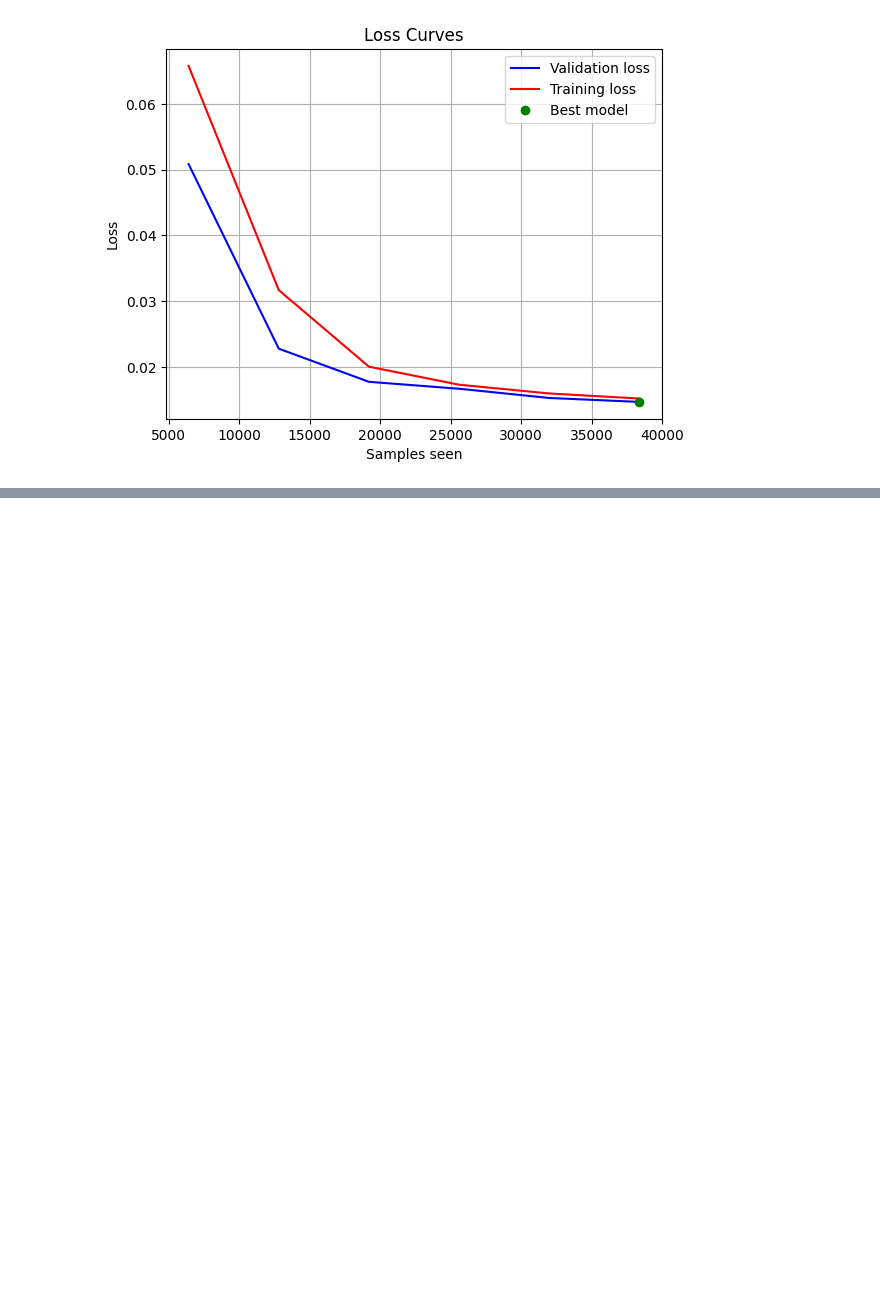
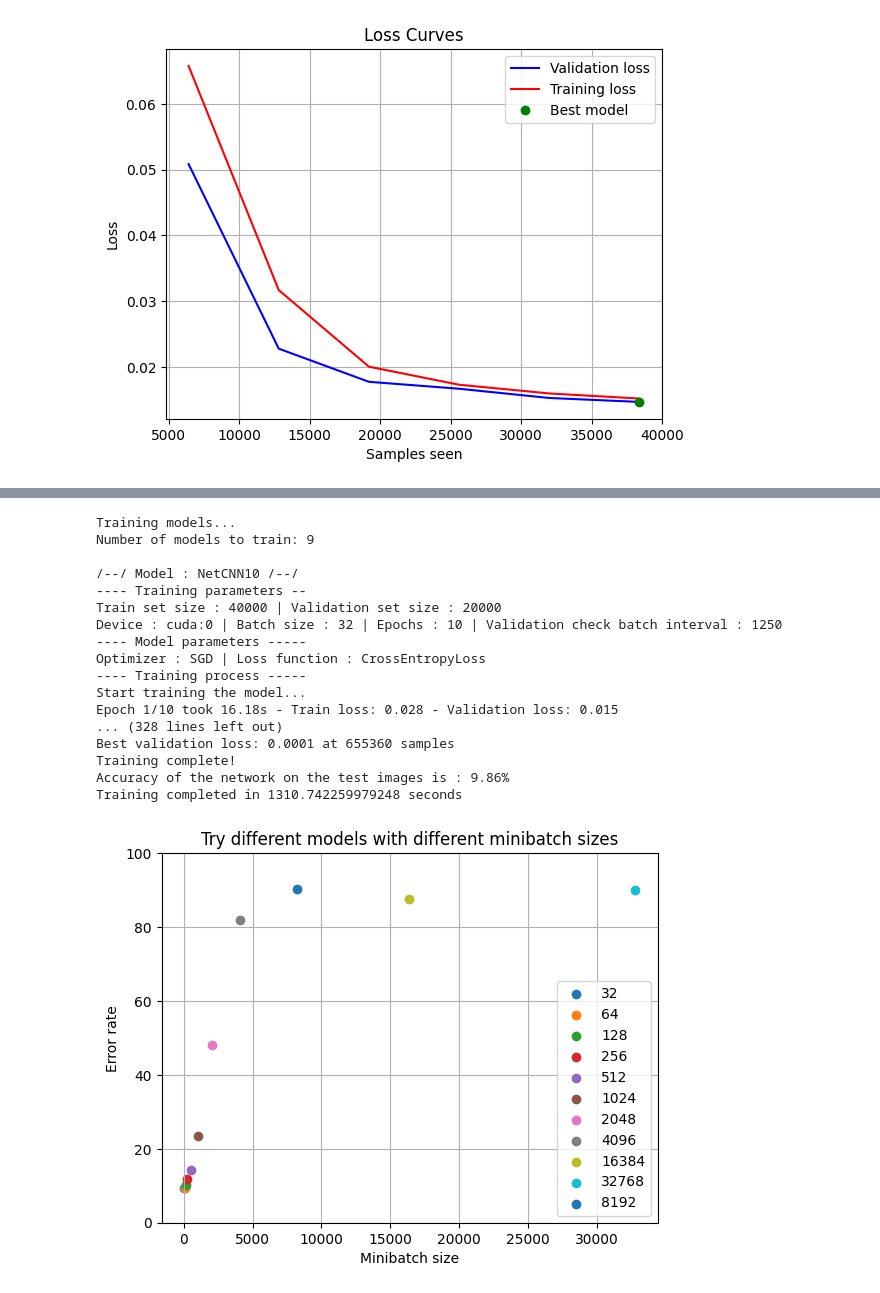
Before and after one commit to EtherNeil/Advanced-Neural-Networks, a Jupyter notebook: Train_CNN.ipynb, the cells around one changed output, grey strips where cells are left out. Saved outputs shown, nothing was run; the diff lists cells and outputs as text; code cells hidden in the pictures; blank space fills up the shorter version.

Commit message:
Test on minibatchsize

```diff
--- a/Train_CNN.ipynb
+++ b/Train_CNN.ipynb
@@ -513,0 +518,57 @@ Accuracy of the network on the test images is : 90.14%
+# %%
+import matplotlib.pyplot as plt
+import time
+
+minibatchsize_list = [32, 64, 128, 256, 512, 1024, 2048, 4096, 8192, 16384, 32768]
+results = []
+
+# Loop over the models and train them
+print("Training models...")
+print("Number of models to train:", len(class_list))
+start = time.time()
+for minibatchsize in minibatchsize_list:
+    model = NetCNN10()
+    print(f"\n/--/ Model : {model.__class__.__name__} /--/")
+    best_model, _, _, _, _, _ = train_model(model,
+        minibatchsize=minibatchsize,
+        trainset_size=40000,
+        validation_size=20000,
+        num_epochs=10,
+        val_check_batch_interval=int(40000 / minibatchsize),
+        criterion=nn.CrossEntropyLoss(),
+        optimizer_fn=lambda params: optim.SGD(params, lr=0.001, momentum=0.9)
+    )
+    accuracy = evaluate_model(best_model, minibatchsize=minibatchsize)
+    results.append((minibatchsize, 100 - accuracy))
+print("Training completed in", time.time() - start, "seconds")
+
+plt.clf()
+plt.xlabel('Minibatch size')
+plt.ylabel('Error rate')
+plt.title('Try different models with different minibatch sizes')
+plt.grid(True)
+plt.ylim(0, 100)
+sorted_results = sorted(results, key=lambda x: x[1], reverse=False)
+for minibatchsize, error_rate in sorted_results:
+    plt.scatter(minibatchsize, error_rate, label=minibatchsize)
+plt.legend()
+plt.show()
+# %% [output]
+Training models...
+Number of models to train: 9
+
+/--/ Model : NetCNN10 /--/
+---- Training parameters --
+Train set size : 40000 | Validation set size : 20000
+Device : cuda:0 | Batch size : 32 | Epochs : 10 | Validation check batch interval : 1250
+---- Model parameters -----
+Optimizer : SGD | Loss function : CrossEntropyLoss
+---- Training process -----
+Start training the model...
+Epoch 1/10 took 16.18s - Train loss: 0.028 - Validation loss: 0.015
+... (328 lines left out)
+Best validation loss: 0.0001 at 655360 samples
+Training complete!
+Accuracy of the network on the test images is : 9.86%
+Training completed in 1310.742259979248 seconds
+[figure, added]
```
Also changed, not shown: parts of 1 cell of this notebook.
